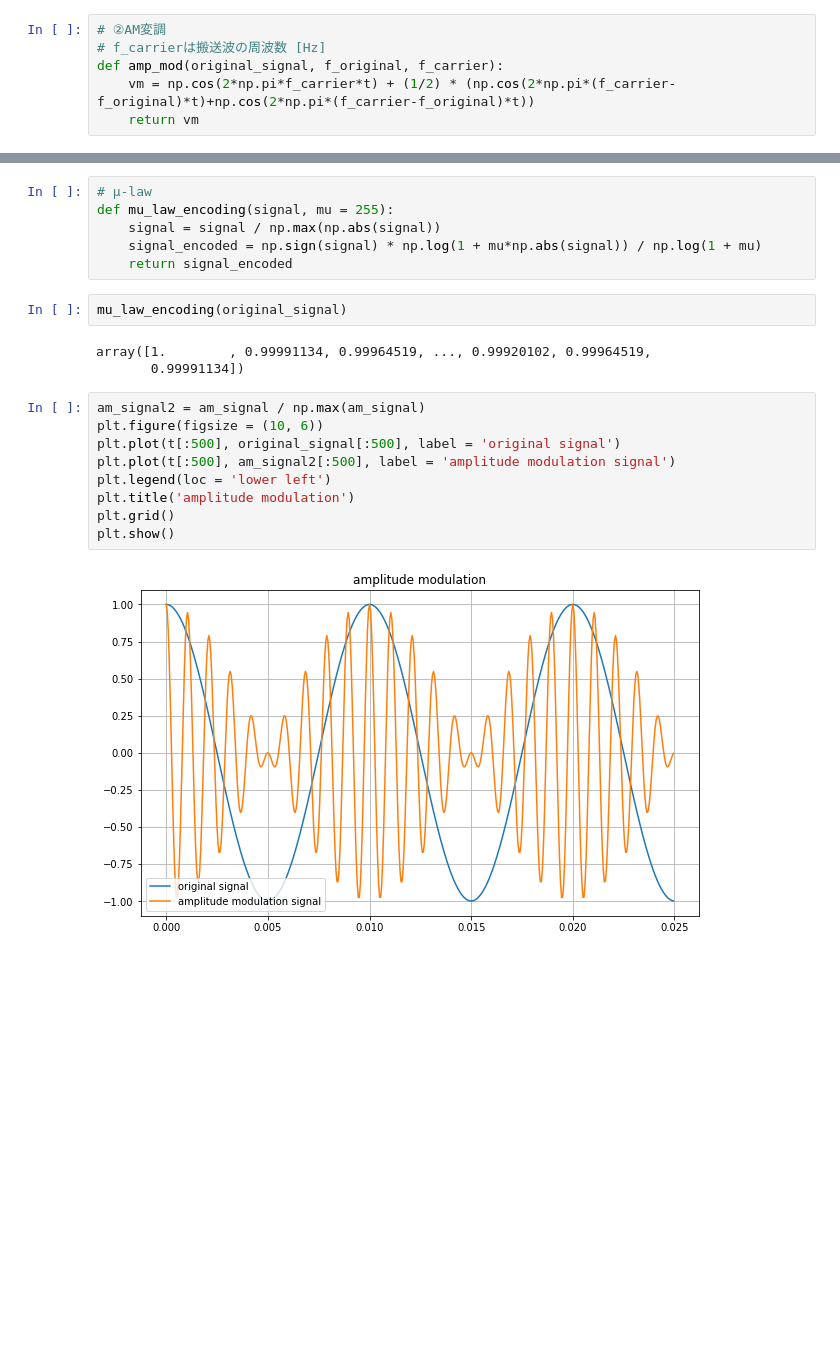
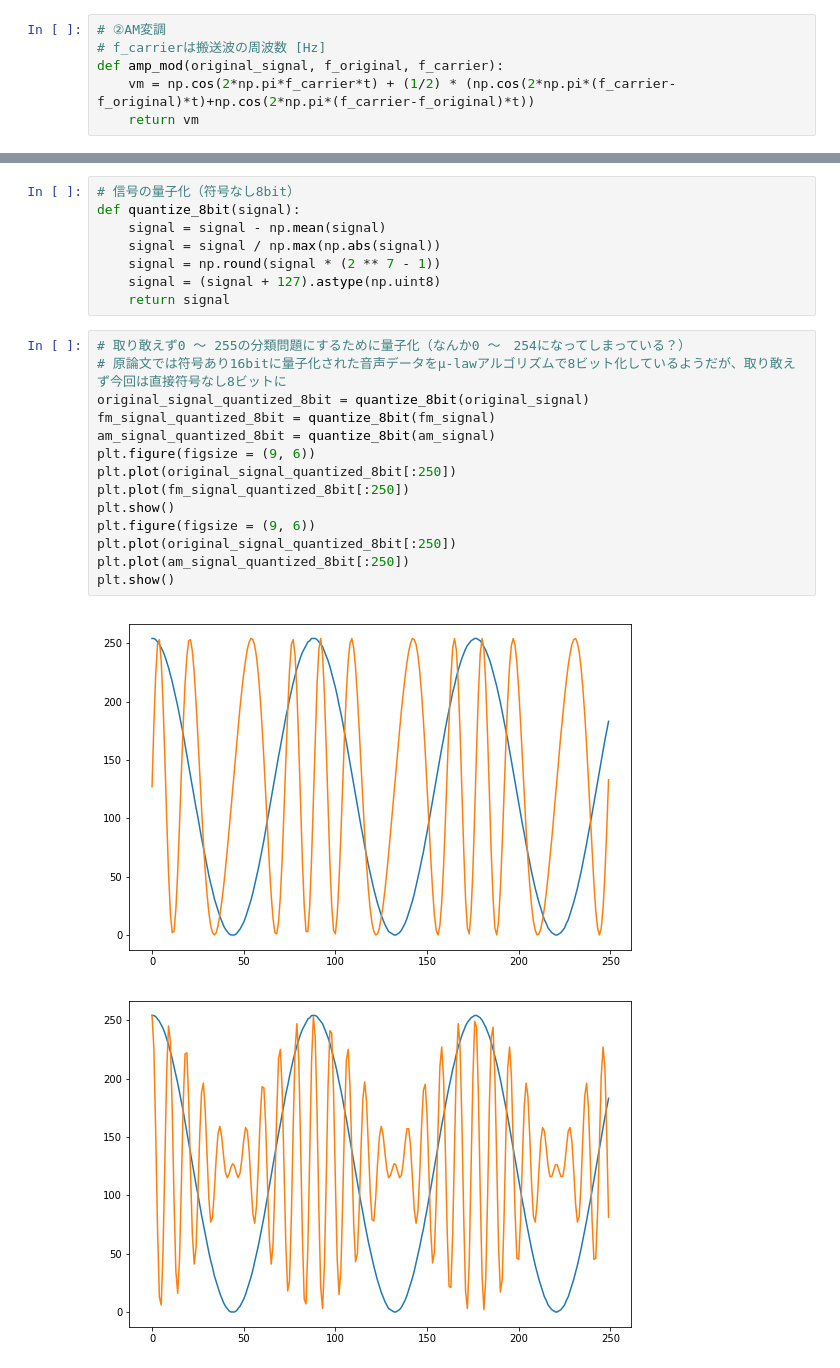
Before and after one commit to cross32768/dilated_conv, a Jupyter notebook: dilated_conv.ipynb, the cells around one changed output, grey strips where cells are left out. Cells and saved outputs as stored; diff of their text form; blank space fills up the shorter version.

Commit message:
add code for quantize

```diff
--- a/dilated_conv.ipynb
+++ b/dilated_conv.ipynb
@@ -83,22 +89,25 @@ the number of data point(amplitude modulation signal): 44100
 # %%
-# μ-law
-def mu_law_encoding(signal, mu = 255):
+# 信号の量子化（符号なし8bit）
+def quantize_8bit(signal):
+    signal = signal - np.mean(signal)
     signal = signal / np.max(np.abs(signal))
-    signal_encoded = np.sign(signal) * np.log(1 + mu*np.abs(signal)) / np.log(1 + mu)
-    return signal_encoded
+    signal = np.round(signal * (2 ** 7 - 1))
+    signal = (signal + 127).astype(np.uint8)
+    return signal
-# %%
-mu_law_encoding(original_signal)
-# %% [output]
-array([1.        , 0.99991134, 0.99964519, ..., 0.99920102, 0.99964519,
-       0.99991134])
-# %%
-am_signal2 = am_signal / np.max(am_signal)
-plt.figure(figsize = (10, 6))
-plt.plot(t[:500], original_signal[:500], label = 'original signal')
-plt.plot(t[:500], am_signal2[:500], label = 'amplitude modulation signal')
-plt.legend(loc = 'lower left')
-plt.title('amplitude modulation')
-plt.grid()
-plt.show()
-# %% [output]
-[figure, removed]
+# %%
+# 取り敢えず0 ～ 255の分類問題にするために量子化（なんか0 ～　254になってしまっている？）
+# 原論文では符号あり16bitに量子化された音声データをμ-lawアルゴリズムで8ビット化しているようだが、取り敢えず今回は直接符号なし8ビットに
+original_signal_quantized_8bit = quantize_8bit(original_signal)
+fm_signal_quantized_8bit = quantize_8bit(fm_signal)
+am_signal_quantized_8bit = quantize_8bit(am_signal)
+plt.figure(figsize = (9, 6))
+plt.plot(original_signal_quantized_8bit[:250])
+plt.plot(fm_signal_quantized_8bit[:250])
+plt.show()
+plt.figure(figsize = (9, 6))
+plt.plot(original_signal_quantized_8bit[:250])
+plt.plot(am_signal_quantized_8bit[:250])
+plt.show()
+# %% [output]
+[figure, added]
+[figure, added]
```
Also changed, not shown: parts of 1 cell of this notebook.
